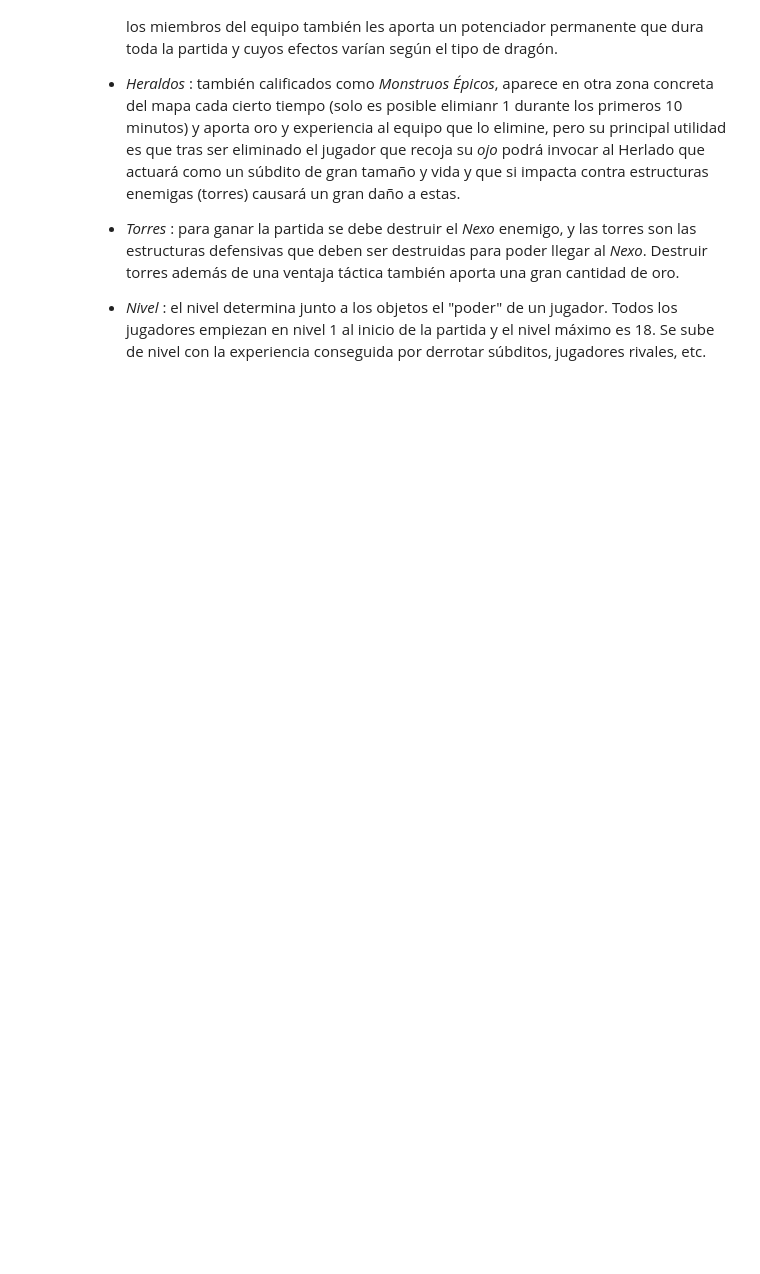
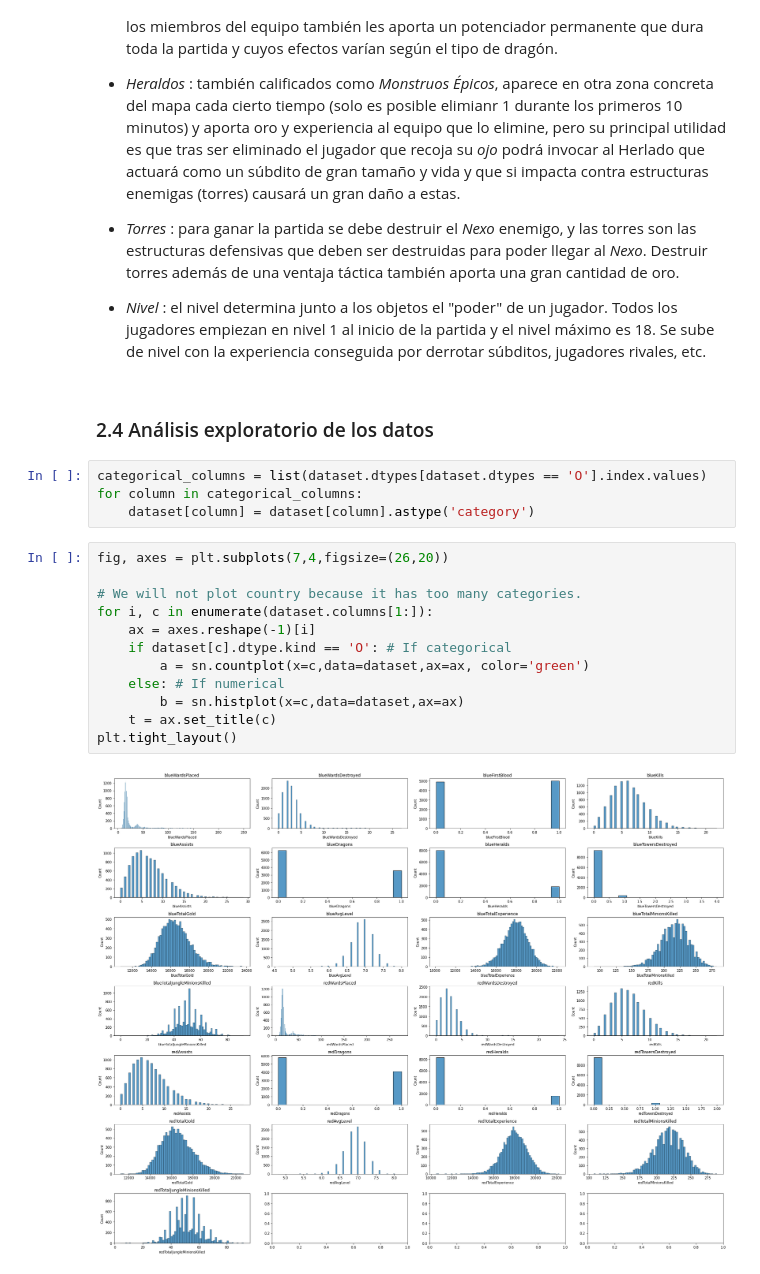
Before and after one commit to 0J0P0/Machine-Learning-Project, a Jupyter notebook: project.ipynb, the cells around one changed output. Cells and saved outputs as stored; diff of their text form; blank space fills up the shorter version.

```diff
--- a/project.ipynb
+++ b/project.ipynb
@@ -229,3 +220,23 @@ También están estas mismas variables para el equipo rojo  (a excepción de las
 - *Torres* : para ganar la partida se debe destruir el *Nexo* enemigo, y las torres son las estructuras defensivas que deben ser destruidas para poder llegar al *Nexo*. Destruir torres además de una ventaja táctica también aporta una gran cantidad de oro.
 
 - *Nivel* : el nivel determina junto a los objetos el "poder" de un jugador. Todos los jugadores empiezan en nivel 1 al inicio de la partida y el nivel máximo es 18. Se sube de nivel con la experiencia conseguida por derrotar súbditos, jugadores rivales, etc.
+# %% [markdown]
+### 2.4 Análisis exploratorio de los datos <a class="anchor" id="Análisis exploratorio de los datos"></a>
+# %%
+categorical_columns = list(dataset.dtypes[dataset.dtypes == 'O'].index.values)
+for column in categorical_columns:
+    dataset[column] = dataset[column].astype('category')
+# %%
+fig, axes = plt.subplots(7,4,figsize=(26,20))
+
+# We will not plot country because it has too many categories.
+for i, c in enumerate(dataset.columns[1:]):
+    ax = axes.reshape(-1)[i]
+    if dataset[c].dtype.kind == 'O': # If categorical
+        a = sn.countplot(x=c,data=dataset,ax=ax, color='green')
+    else: # If numerical
+        b = sn.histplot(x=c,data=dataset,ax=ax)
+    t = ax.set_title(c)
+plt.tight_layout()
+# %% [output]
+[figure, added]
```
Also changed, not shown: parts of 4 cells of this notebook.
